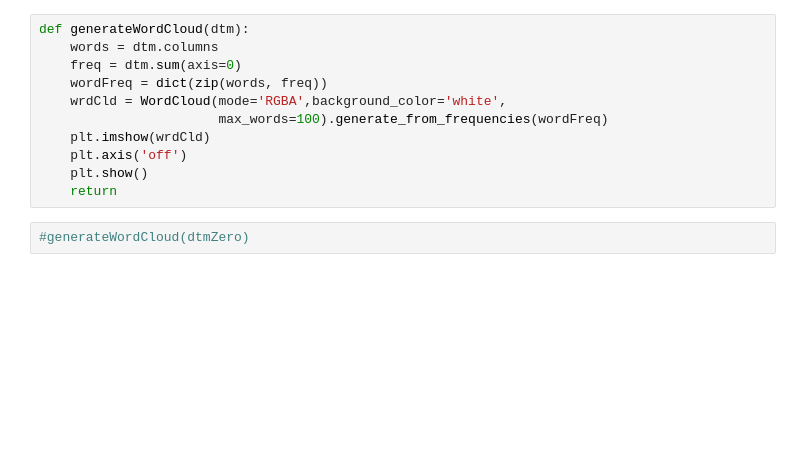
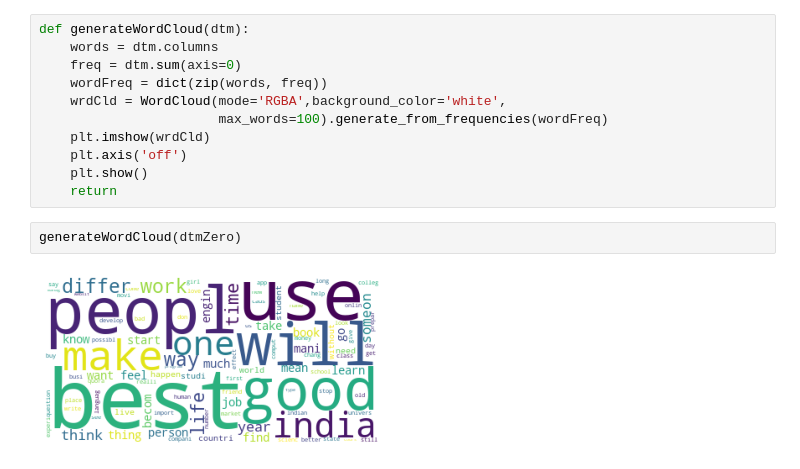
Before and after one commit to shiranimehr/Capstone-two, a Jupyter notebook: insincere_questions_classification/notebooks/EDA.ipynb, the cells around one changed output. Cells and saved outputs as stored; diff of their text form; blank space fills up the shorter version.

```diff
--- a/insincere_questions_classification/notebooks/EDA.ipynb
+++ b/insincere_questions_classification/notebooks/EDA.ipynb
@@ -146,8 +169,10 @@ def generateWordCloud(dtm):
     plt.axis('off')
     plt.show()
     return
-# %%
-#generateWordCloud(dtmZero)
+# %%
+generateWordCloud(dtmZero)
+# %% [output]
+[figure, added]
 # %%
 generateWordCloud(dtmOne)
 # %% [output]
```
Also changed, not shown: parts of 11 cells of this notebook.
